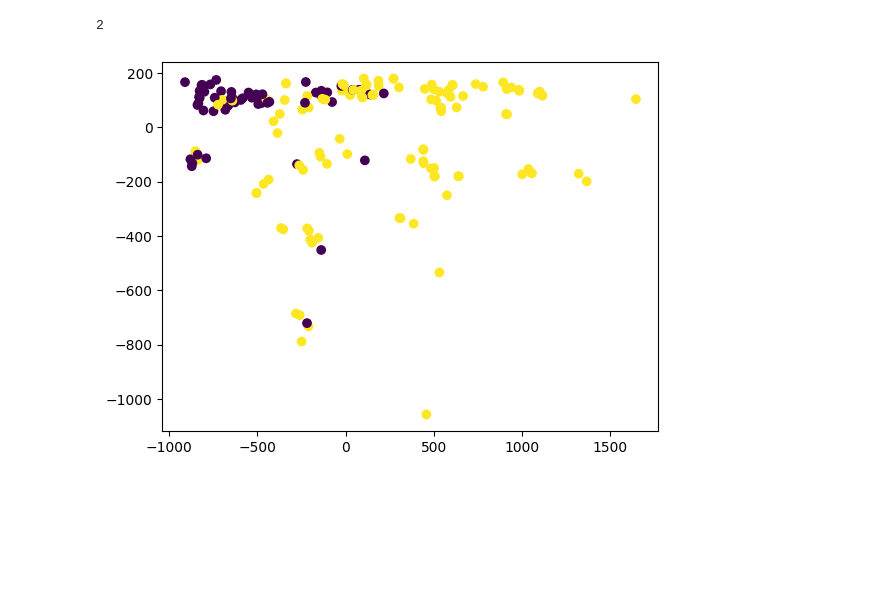
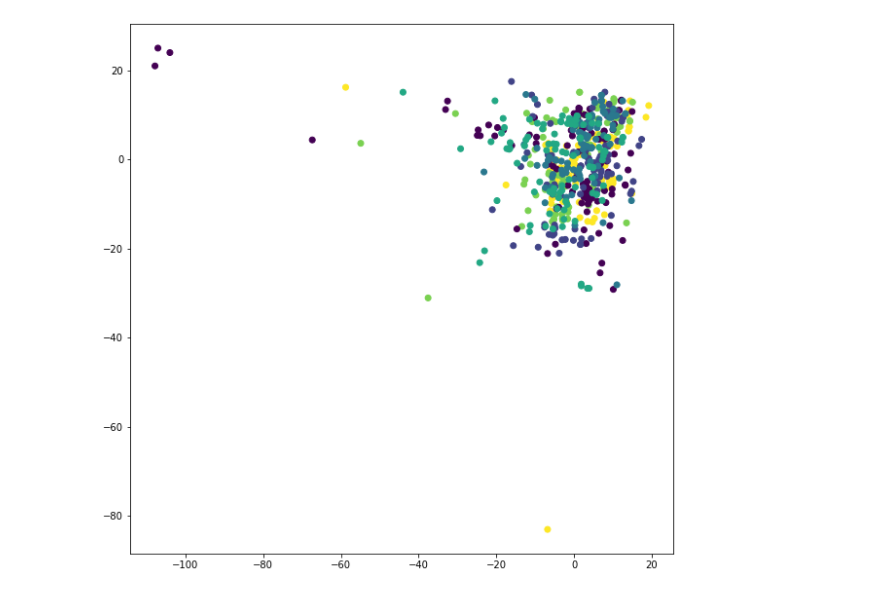
Before and after one commit to PierreRemacle/LINMA2472_P2, a Jupyter notebook: Homework_II_Part_I.ipynb, the cells around one changed output. Drawn from its saved outputs; the diff is of its cells as text; code cells hidden in the pictures; blank space fills up the shorter version.

```diff
--- a/Homework_II_Part_I.ipynb
+++ b/Homework_II_Part_I.ipynb
@@ -107,61 +90,60 @@ array([[ 1.60679238e+02, -1.49431021e+01, -1.93207617e+01, ...,
 # %%
-def display_KPCA_3D(data):
+def display_3D(data):
+    """display in a 3 dimensionnal space list of observations based on 3 coords
+    """
     data = np.transpose(data)
-    print(len(data))
-
     fig = plt.figure()
-
-    ax = fig.add_subplot(111, projection='3d')
-
-    ax.scatter(data[0],data[1],data[2], c=y)
-
+    plot_3D = fig.add_subplot(111, projection='3d')
+    plot_3D.scatter(data[0],data[1],data[2], c=y)
     plt.show()
     return
 
-def display_KPCA_2D(data):
+def display_2D(data):
+    """display in a 2 dimensionnal space list of observations based on 2 coords
+    """
     data = np.transpose(data)
-    print(len(data))
-
-    fig = plt.figure()
-
-    ax = fig.add_subplot(111)
-
-    ax.scatter(data[0],data[1], c=y)
-
+    fig = plt.figure(figsize=(10,10))
+    plot_2D = fig.add_subplot(111)
+    plot_2D.scatter(data[0],data[1], c=y)
     plt.show()
     return
 
 
 
 def kernel_PCA(K, dim):
+    """Compute the KPCA of the kernel K to the dimension dim
+    ----------------------
+    K: Matrix kernel used to compute the KPCA
+    dim: dimension of the new space
+    ----------------------
+    return: the new coords of the sample based on the new dim
+    """
     vals, vecs = np.linalg.eig(K)
     #skipy give same but swapped
     vecs = np.transpose(vecs)
 
     # sort these based on the eigenvalues
     vecs = np.flip(vecs[np.argsort(vals)],0)[:dim]
-    #vals = np.flip(vals[np.argsort(vals)],0)[:dim]
+    vals = np.flip(vals[np.argsort(vals)],0)[:dim]
 
-    #print(vecs)
-    """for i in range(dim):
-        vecs[i] = (vecs[i] / np.sqrt(vals[i]))"""
+    for i in range(dim):
+        vecs[i] = (vecs[i] / np.sqrt(vals[i]))
 
     feature_space = []
     for i in range(len(K)):
         new_coord = []
         for coord in range(dim):
             new_coord.append(K[:,i]@vecs[coord])
 
         feature_space.append(new_coord)
 
     return np.real(feature_space)
 
 
 result_KPCA = kernel_PCA(center_K(K_train), 2)
-display_KPCA_2D(result_KPCA)
+display_2D(result_KPCA)
 # %% [output]
-2
-[figure, old version]
+[figure, new version]
 # %%
 def pairwise_dist(K):
     dist=np.empty((len(K),len(K)))
```
Also changed, not shown: parts of 12 cells of this notebook.
